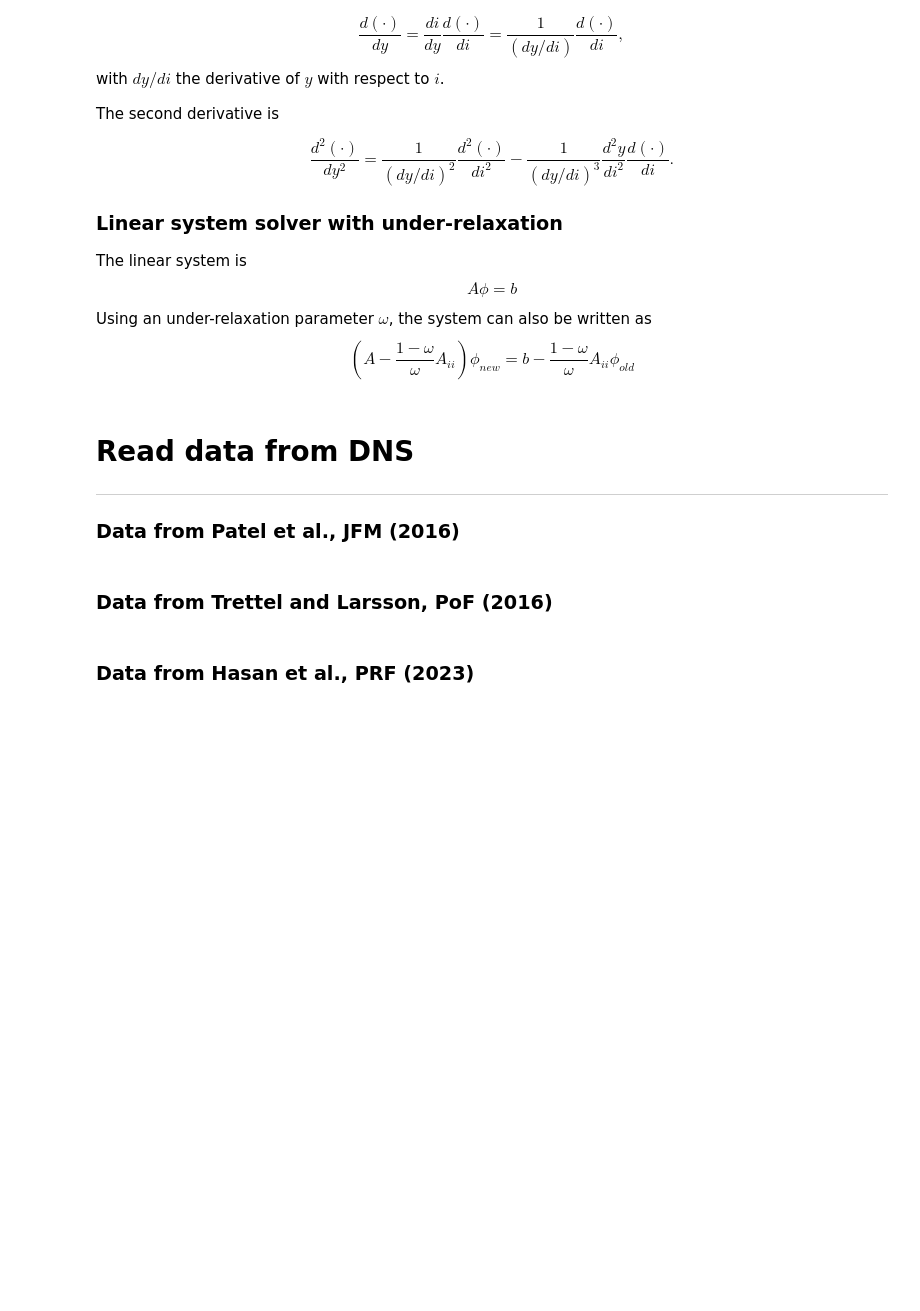
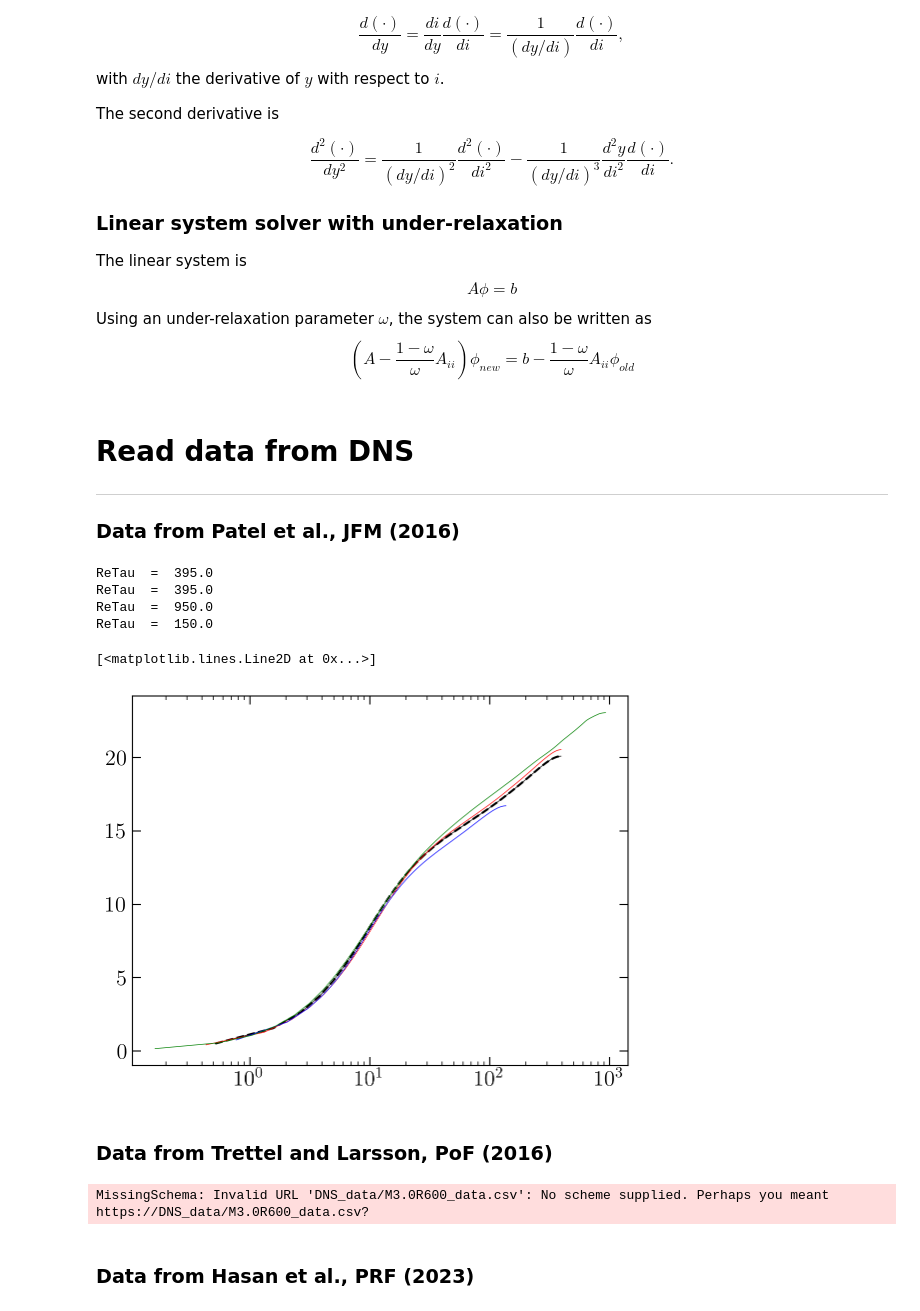
Before and after one commit to Fluid-Dynamics-Of-Energy-Systems-Team/RANS_Channel, a Jupyter notebook: main.ipynb, the cells around one changed output. Drawn from its saved outputs; the diff is of its cells as text; code cells hidden in the pictures; blank space fills up the shorter version.

```diff
--- a/main.ipynb
+++ b/main.ipynb
@@ -218,49 +218,56 @@ def loadAPdata(file):
 
     uTS  = DNS['Ret*']*DNS['<mu>']/DNS['<rho>']
     scal = DNS['<rho>'] * uTS**3 * DNS['Ret*']
     eps  = DNS['eps']/scal
     try:
         epsSLS = DNS['epsSLS']/DNS['Ret*']
     except:
         epsSLS = np.zeros_like(eps)
 
     return {'ReTau':   ReTau,
             'Pr':      Pr,
             'expRho':  expRho,
             'expMu':   expMu,
             'expLam':  expLam,
             'Qvol':    Qvol,
             'y':       DNS['y'],
             'ypl':     DNS['y+'],
             'yst':     DNS['y*'],
             'upl':     DNS['<u+>'],
             'ust':     DNS['u*2'],
             'rho':     DNS['<rho>'],
             'mu':      DNS['<mu>'],
             'rk':      0.5*(DNS['<rho>{u\"u\"}'] + DNS['<rho>{v\"v\"}'] + DNS['<rho>{w\"w\"}']),
             'ruv':     DNS['<rho>{u\"v\"}'],
             'eps':     eps,
             'epsSLS':  epsSLS}
 
-# DNS = loadAPdata(dataRepo+"PatelEtAl_constProperty.txt")
-# plt.semilogx(DNS['yst'][1:], DNS['ust'][1:], 'k', lw = 0.5)
-# yst, ust = velTransSLS(DNS['y'], DNS['upl'], DNS['rho'], DNS['mu'], DNS['ReTau'])
-# plt.semilogx(yst[1:], ust[1:], 'k--')
+DNS = loadAPdata(dataRepo+"PatelEtAl_constProperty.txt")
+plt.semilogx(DNS['yst'][1:], DNS['ust'][1:], 'k', lw = 0.5)
+yst, ust = velTransSLS(DNS['y'], DNS['upl'], DNS['rho'], DNS['mu'], DNS['ReTau'])
+plt.semilogx(yst[1:], ust[1:], 'k--')
 
-# DNS = loadAPdata(dataRepo+"PatelEtAl_constReTauStar.txt")
-# plt.semilogx(DNS['yst'][1:], DNS['ust'][1:], 'r', lw = 0.5)
-# # yst, ust = velTransSLS_simple(DNS['y'], DNS['upl'], DNS['rho'], DNS['mu'], DNS['ReTau'])
-# # plt.semilogx(yst[1:], ust[1:], 'r--')
+DNS = loadAPdata(dataRepo+"PatelEtAl_constReTauStar.txt")
+plt.semilogx(DNS['yst'][1:], DNS['ust'][1:], 'r', lw = 0.5)
+# yst, ust = velTransSLS_simple(DNS['y'], DNS['upl'], DNS['rho'], DNS['mu'], DNS['ReTau'])
+# plt.semilogx(yst[1:], ust[1:], 'r--')
 
-# DNS = loadAPdata(dataRepo+"PatelEtAl_gasLike.txt")
-# plt.semilogx(DNS['yst'][1:], DNS['ust'][1:], 'b', lw = 0.5)
-# # yst, ust = velTransSLS_simple(DNS['y'], DNS['upl'], DNS['rho'], DNS['mu'], DNS['ReTau'])
-# # plt.semilogx(yst[1:], ust[1:], 'b--')
+DNS = loadAPdata(dataRepo+"PatelEtAl_gasLike.txt")
+plt.semilogx(DNS['yst'][1:], DNS['ust'][1:], 'b', lw = 0.5)
+# yst, ust = velTransSLS_simple(DNS['y'], DNS['upl'], DNS['rho'], DNS['mu'], DNS['ReTau'])
+# plt.semilogx(yst[1:], ust[1:], 'b--')
 
-# DNS = loadAPdata(dataRepo+"PatelEtAl_liquidLike.txt")
-# plt.semilogx(DNS['yst'][1:], DNS['ust'][1:], 'g', lw = 0.5)
-# # yst, ust = velTransSLS_simple(DNS['y'], DNS['upl'], DNS['rho'], DNS['mu'], DNS['ReTau'])
-# # plt.semilogx(yst[1:], ust[1:], 'g--')
+DNS = loadAPdata(dataRepo+"PatelEtAl_liquidLike.txt")
+plt.semilogx(DNS['yst'][1:], DNS['ust'][1:], 'g', lw = 0.5)
+# yst, ust = velTransSLS_simple(DNS['y'], DNS['upl'], DNS['rho'], DNS['mu'], DNS['ReTau'])
+# plt.semilogx(yst[1:], ust[1:], 'g--')
+# %% [output]
+ReTau  =  395.0
+ReTau  =  395.0
+ReTau  =  950.0
+ReTau  =  150.0
+[<matplotlib.lines.Line2D at 0x...>]
+[figure, added]
 # %% [markdown]
 ### Data from Trettel and Larsson, PoF (2016)
 # %%
@@ -298,7 +305,11 @@ def loadTLdata(file):
             'ruv':     rho*data['<u\'\'v\'\'>_f']/(utau**2)}
 
 # DNS = loadTLdata(dataRepo+'M4.0R200_data.csv')
-# plt.semilogx(DNS['yst'][1:], DNS['upl'][1:], '-')
+DNS = loadTLdata('DNS_data/M3.0R600_data.csv')
+
+plt.semilogx(DNS['yst'][1:], DNS['upl'][1:], '-')
+# %% [output]
+MissingSchema: Invalid URL 'DNS_data/M3.0R600_data.csv': No scheme supplied. Perhaps you meant https://DNS_data/M3.0R600_data.csv?
 # %% [markdown]
 ### Data from Hasan et al., PRF (2023)
 # %%
```
Also changed, not shown: parts of 5 cells of this notebook, 1 other file.
